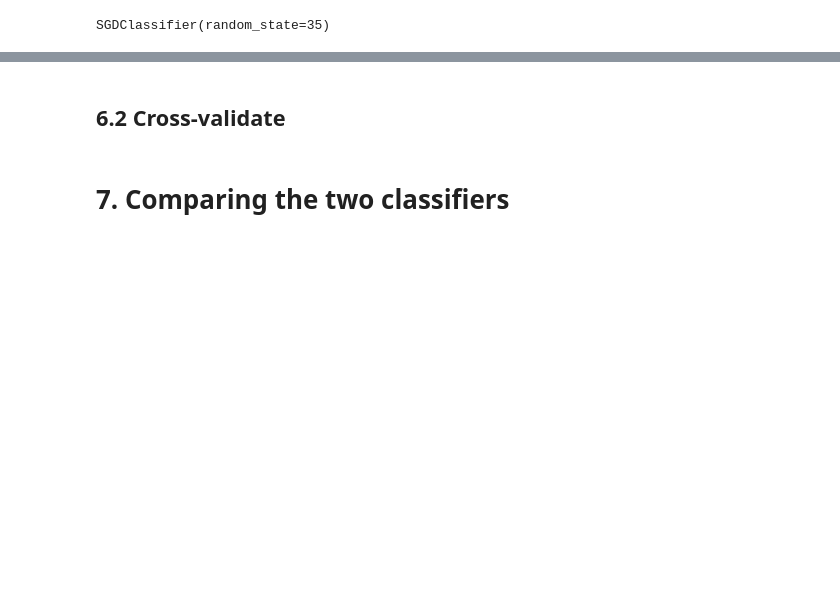
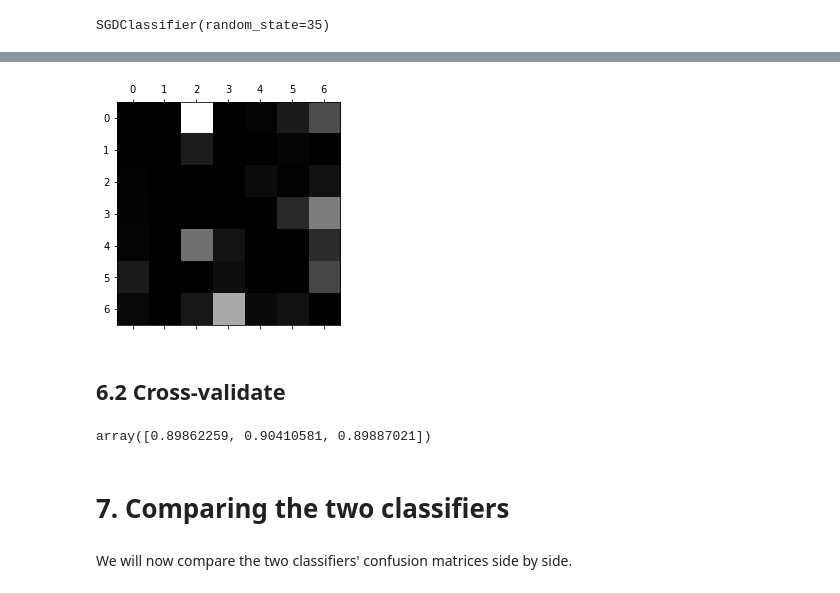
Before and after one commit to chitrams/cits5508-projects, a Jupyter notebook: lab02/lab02.ipynb, the cells around one changed output, grey strips where cells are left out. Saved outputs shown, nothing was run; the diff lists cells and outputs as text; code cells hidden in the pictures; blank space fills up the shorter version.

```diff
--- a/lab02/lab02.ipynb
+++ b/lab02/lab02.ipynb
@@ -346,4 +354,21 @@ Reshape your data either using array.reshape(-1, 1) if your data has a single fe
+# %%
+row_sums = cm_sgdc.sum(axis=1, keepdims=True)
+ncm_sgdc = cm_sgdc / row_sums
+np.fill_diagonal(ncm_sgdc, 0)
+plt.matshow(ncm_sgdc, cmap=plt.cm.gray)
+plt.show()
+# %% [output]
+[figure, added]
 # %% [markdown]
 ## 6.2 Cross-validate
+# %%
+#QN-ME: what does cv=3 below indicate for cross_val_score?
+# It is how many k-folds; in this instance, 3. Default is 5-fold
+from sklearn.model_selection import cross_val_score
+cross_val_score(sgdc, x_train, y_train, cv=3, scoring="accuracy")
+# %% [output]
+array([0.89862259, 0.90410581, 0.89887021])
 # %% [markdown]
 # 7. Comparing the two classifiers
+# %% [markdown]
+We will now compare the two classifiers' confusion matrices side by side.
```
Also changed, not shown: parts of 39 cells of this notebook, 3 other files.
